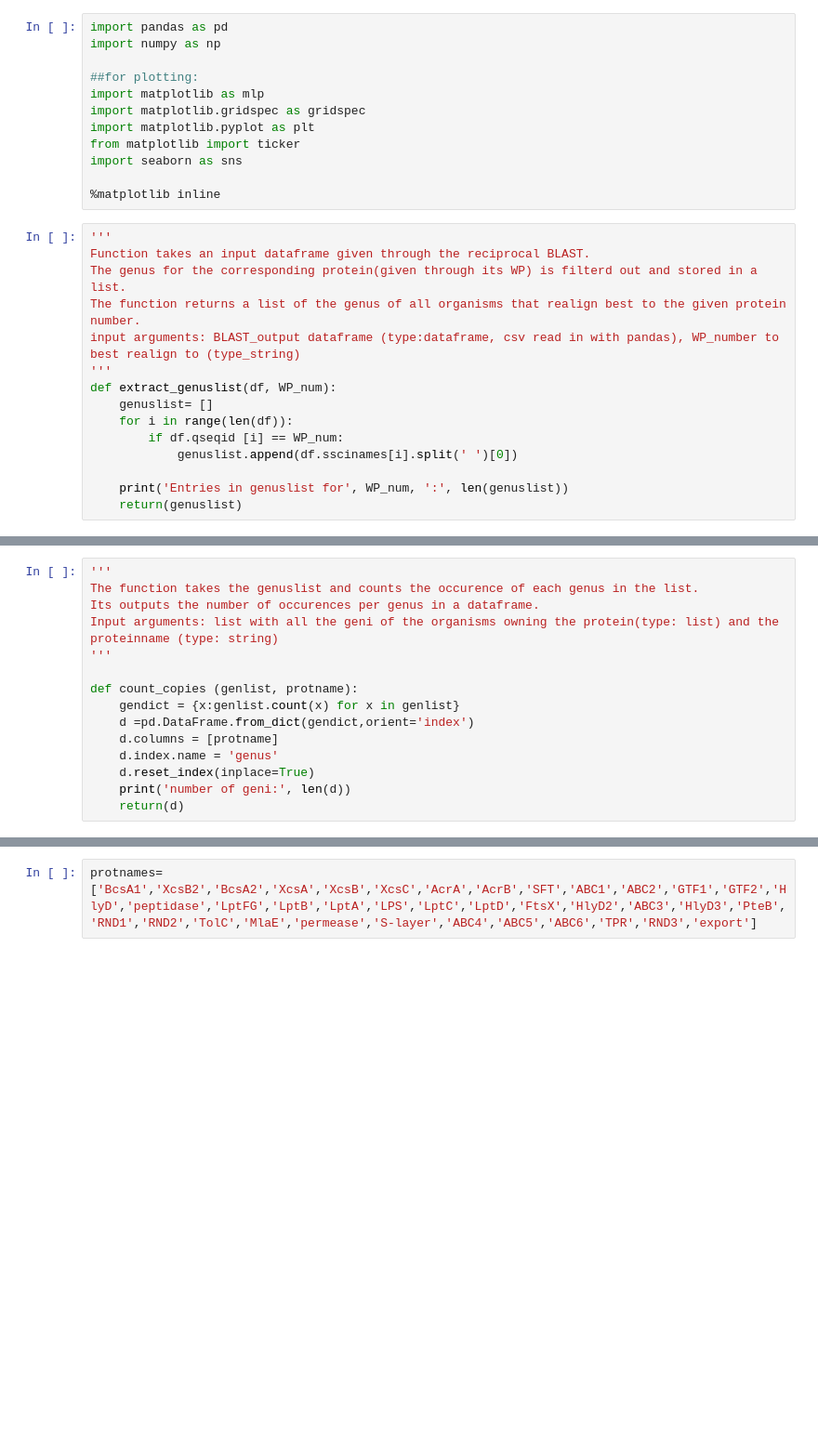
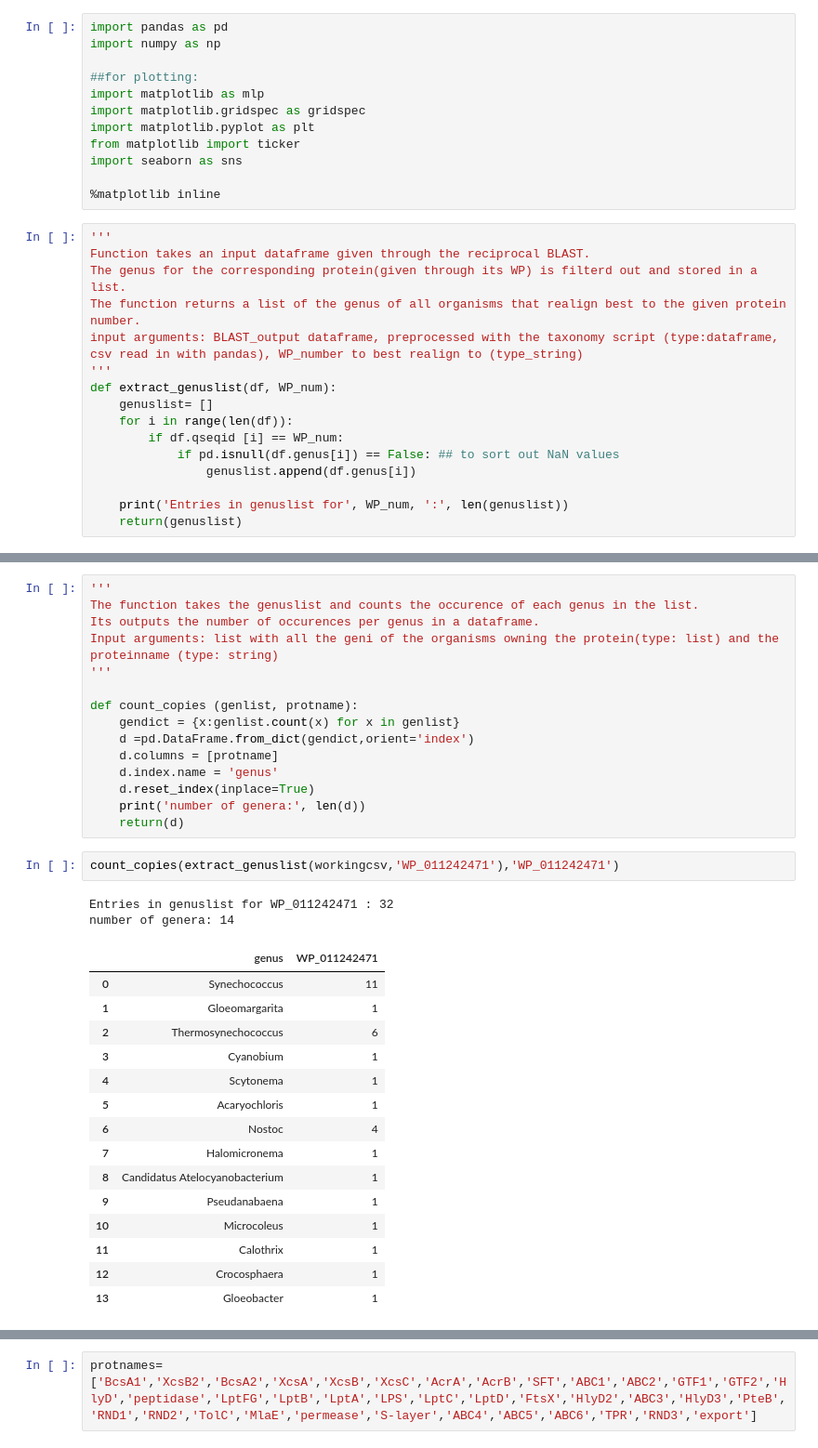
Before and after one commit to Kanomble/blast_result_processing, a Jupyter notebook: scripts/Heatmap_genus_BLASTDATA.ipynb, the cells around one changed output, grey strips where cells are left out. Shown at 93% size. Cells and saved outputs as stored; diff of their text form; blank space fills up the shorter version.

```diff
--- a/scripts/Heatmap_genus_BLASTDATA.ipynb
+++ b/scripts/Heatmap_genus_BLASTDATA.ipynb
@@ -31,13 +39,14 @@ import seaborn as sns
 Function takes an input dataframe given through the reciprocal BLAST.
 The genus for the corresponding protein(given through its WP) is filterd out and stored in a list.
 The function returns a list of the genus of all organisms that realign best to the given protein number.
-input arguments: BLAST_output dataframe (type:dataframe, csv read in with pandas), WP_number to best realign to (type_string)
+input arguments: BLAST_output dataframe, preprocessed with the taxonomy script (type:dataframe, csv read in with pandas), WP_number to best realign to (type_string)
 '''
 def extract_genuslist(df, WP_num):
     genuslist= []
     for i in range(len(df)):
         if df.qseqid [i] == WP_num:
-            genuslist.append(df.sscinames[i].split(' ')[0])
+            if pd.isnull(df.genus[i]) == False: ## to sort out NaN values
+                genuslist.append(df.genus[i])
 
     print('Entries in genuslist for', WP_num, ':', len(genuslist))
     return(genuslist)
@@ -54,6 +69,26 @@ def count_copies (genlist, protname):
     d.columns = [protname]
     d.index.name = 'genus'
     d.reset_index(inplace=True)
-    print('number of geni:', len(d))
+    print('number of genera:', len(d))
     return(d)
+# %%
+count_copies(extract_genuslist(workingcsv,'WP_011242471'),'WP_011242471')
+# %% [output]
+Entries in genuslist for WP_011242471 : 32
+number of genera: 14
+|  | genus | WP_011242471 |
+| 0 | Synechococcus | 11 |
+| 1 | Gloeomargarita | 1 |
+| 2 | Thermosynechococcus | 6 |
+| 3 | Cyanobium | 1 |
+| 4 | Scytonema | 1 |
+| 5 | Acaryochloris | 1 |
+| 6 | Nostoc | 4 |
+| 7 | Halomicronema | 1 |
+| 8 | Candidatus Atelocyanobacterium | 1 |
+| 9 | Pseudanabaena | 1 |
+| 10 | Microcoleus | 1 |
+| 11 | Calothrix | 1 |
+| 12 | Crocosphaera | 1 |
+| 13 | Gloeobacter | 1 |
 # %%
```
Also changed, not shown: parts of 20 cells of this notebook.
